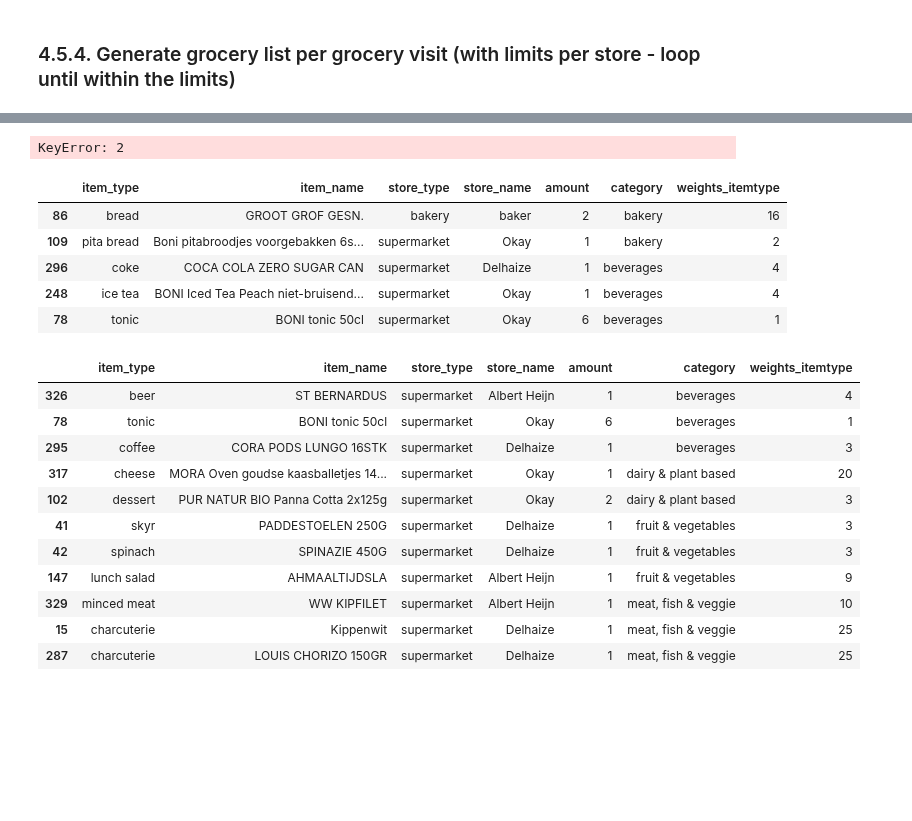
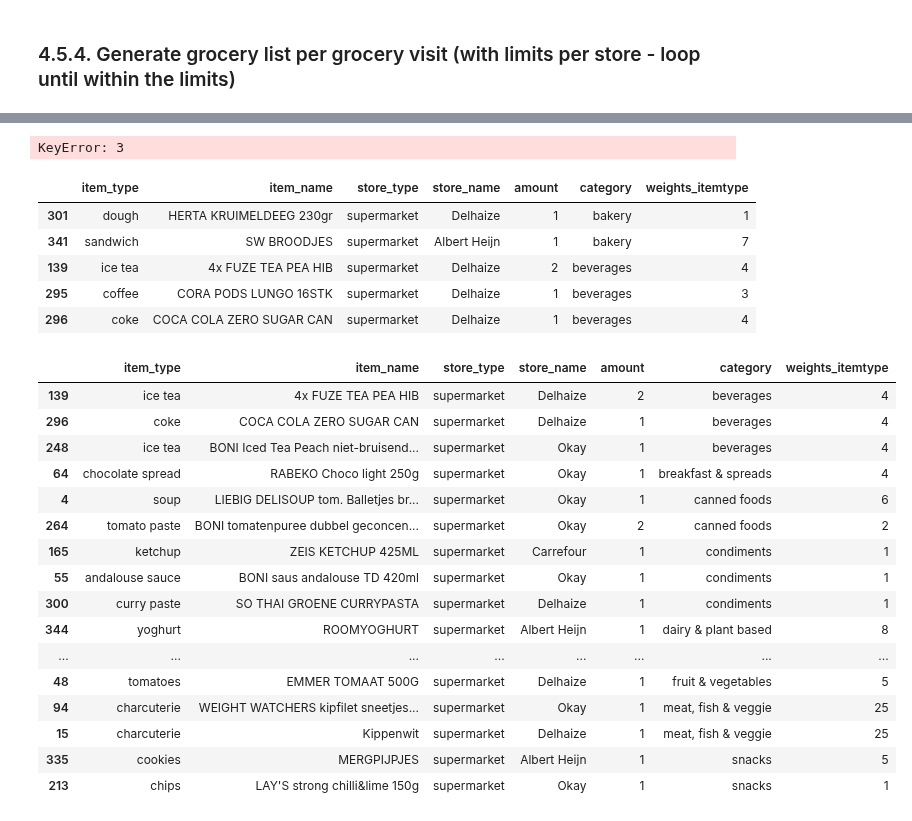
Before and after one commit to AnonymousNotebooks/DesignerlyAlgorithmicPrototyping, a Jupyter notebook: myfirstbook/_build/jupyter_execute/4. Generating and filtering.ipynb, the cells around one changed output, grey strips where cells are left out. Saved outputs shown, nothing was run; the diff lists cells and outputs as text; code cells hidden in the pictures; blank space fills up the shorter version.

```diff
--- a/myfirstbook/_build/jupyter_execute/4. Generating and filtering.ipynb
+++ b/myfirstbook/_build/jupyter_execute/4. Generating and filtering.ipynb
@@ -919,24 +900,24 @@ df4
 restart = True
 while restart:
     # GET A LIST PER STORE VISITED IN THIS WEEK [ADJUST ACCORDING TO WEEKPLANNING]
-    # butcher1 = butchers(df4, 0)
+    butcher1 = butchers(df4, 3)
     super1 = supermarkets(df4, 0)
     super2 = supermarkets(df4,1)
-    # super3 = supermarkets(df4, 4)
-    bakery1 = bakeries(df4, 2)
+    super3 = supermarkets(df4, 2)
+    # bakery1 = bakeries(df4, 2)
     # bakery2 = bakeries(df4, 3)
 
 
     # get lists per store type
     supermarketlist = pd.concat([super1])
     supermarketlist = pd.concat([super2])
-    # supermarketlist = pd.concat([super3])
-    bakerlist = pd.concat([bakery1])
+    supermarketlist = pd.concat([super3])
+    # bakerlist = pd.concat([bakery1])
     # bakerlist = pd.concat([bakery2])
-    # butcherlist = pd.concat([butcher1])
+    butcherlist = pd.concat([butcher1])
 
     # append the different lists to the entire week
-    weeklist = [super1, super2, bakery1]
+    weeklist = [super1, super2, super3, butcher1]
     week = pd.concat(weeklist)
 
     #########
@@ -980,30 +961,35 @@ while restart:
                 restart = True
                 break
 # %% [output]
-KeyError: 2
+KeyError: 3
 # %%
 #check grocery list for the entire week
 week.sort_values(by=['category']).head()
 # %% [output]
 |  | item_type | item_name | store_type | store_name | amount | category | weights_itemtype |
-| 86 | bread | GROOT GROF GESN. | bakery | baker | 2 | bakery | 16 |
-| 109 | pita bread | Boni pitabroodjes voorgebakken 6s... | supermarket | Okay | 1 | bakery | 2 |
+| 301 | dough | HERTA KRUIMELDEEG 230gr | supermarket | Delhaize | 1 | bakery | 1 |
+| 341 | sandwich | SW BROODJES | supermarket | Albert Heijn | 1 | bakery | 7 |
+| 139 | ice tea | 4x FUZE TEA PEA HIB | supermarket | Delhaize | 2 | beverages | 4 |
+| 295 | coffee | CORA PODS LUNGO 16STK | supermarket | Delhaize | 1 | beverages | 3 |
 | 296 | coke | COCA COLA ZERO SUGAR CAN | supermarket | Delhaize | 1 | beverages | 4 |
-| 248 | ice tea | BONI Iced Tea Peach niet-bruisend... | supermarket | Okay | 1 | beverages | 4 |
-| 78 | tonic | BONI tonic 50cl | supermarket | Okay | 6 | beverages | 1 |
 # %%
 # Check individual lists (if supermarket super[i], if bakery bakery[i]; if butcher butcher[i])
-super1.sort_values(by=['category'])
+super2.sort_values(by=['category'])
 # %% [output]
 |  | item_type | item_name | store_type | store_name | amount | category | weights_itemtype |
-| 326 | beer | ST BERNARDUS | supermarket | Albert Heijn | 1 | beverages | 4 |
-| 78 | tonic | BONI tonic 50cl | supermarket | Okay | 6 | beverages | 1 |
-| 295 | coffee | CORA PODS LUNGO 16STK | supermarket | Delhaize | 1 | beverages | 3 |
-| 317 | cheese | MORA Oven goudse kaasballetjes 14... | supermarket | Okay | 1 | dairy & plant based | 20 |
-| 102 | dessert | PUR NATUR BIO Panna Cotta 2x125g | supermarket | Okay | 2 | dairy & plant based | 3 |
-| 41 | skyr | PADDESTOELEN 250G | supermarket | Delhaize | 1 | fruit & vegetables | 3 |
-| 42 | spinach | SPINAZIE 450G | supermarket | Delhaize | 1 | fruit & vegetables | 3 |
-| 147 | lunch salad | AHMAALTIJDSLA | supermarket | Albert Heijn | 1 | fruit & vegetables | 9 |
-| 329 | minced meat | WW KIPFILET | supermarket | Albert Heijn | 1 | meat, fish & veggie | 10 |
+| 139 | ice tea | 4x FUZE TEA PEA HIB | supermarket | Delhaize | 2 | beverages | 4 |
+| 296 | coke | COCA COLA ZERO SUGAR CAN | supermarket | Delhaize | 1 | beverages | 4 |
+| 248 | ice tea | BONI Iced Tea Peach niet-bruisend... | supermarket | Okay | 1 | beverages | 4 |
+| 64 | chocolate spread | RABEKO Choco light 250g | supermarket | Okay | 1 | breakfast & spreads | 4 |
+| 4 | soup | LIEBIG DELISOUP tom. Balletjes br... | supermarket | Okay | 1 | canned foods | 6 |
+| 264 | tomato paste | BONI tomatenpuree dubbel geconcen... | supermarket | Okay | 2 | canned foods | 2 |
+| 165 | ketchup | ZEIS KETCHUP 425ML | supermarket | Carrefour | 1 | condiments | 1 |
+| 55 | andalouse sauce | BONI saus andalouse TD 420ml | supermarket | Okay | 1 | condiments | 1 |
+| 300 | curry paste | SO THAI GROENE CURRYPASTA | supermarket | Delhaize | 1 | condiments | 1 |
+| 344 | yoghurt | ROOMYOGHURT | supermarket | Albert Heijn | 1 | dairy & plant based | 8 |
+| ... | ... | ... | ... | ... | ... | ... | ... |
+| 48 | tomatoes | EMMER TOMAAT 500G | supermarket | Delhaize | 1 | fruit & vegetables | 5 |
+| 94 | charcuterie | WEIGHT WATCHERS kipfilet sneetjes... | supermarket | Okay | 1 | meat, fish & veggie | 25 |
 | 15 | charcuterie | Kippenwit | supermarket | Delhaize | 1 | meat, fish & veggie | 25 |
-| 287 | charcuterie | LOUIS CHORIZO 150GR | supermarket | Delhaize | 1 | meat, fish & veggie | 25 |
+| 335 | cookies | MERGPIJPJES | supermarket | Albert Heijn | 1 | snacks | 5 |
+| 213 | chips | LAY'S strong chilli&lime 150g | supermarket | Okay | 1 | snacks | 1 |
```
Also changed, not shown: parts of 11 cells of this notebook, 6 other files.
